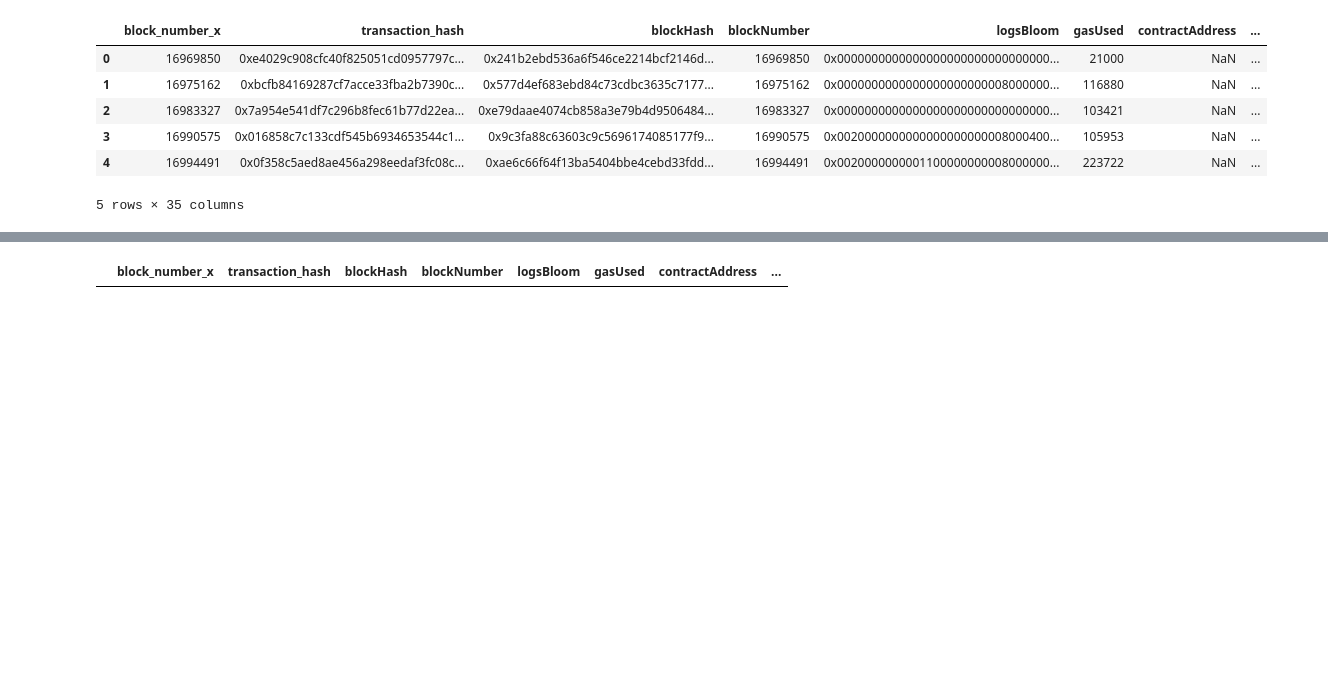
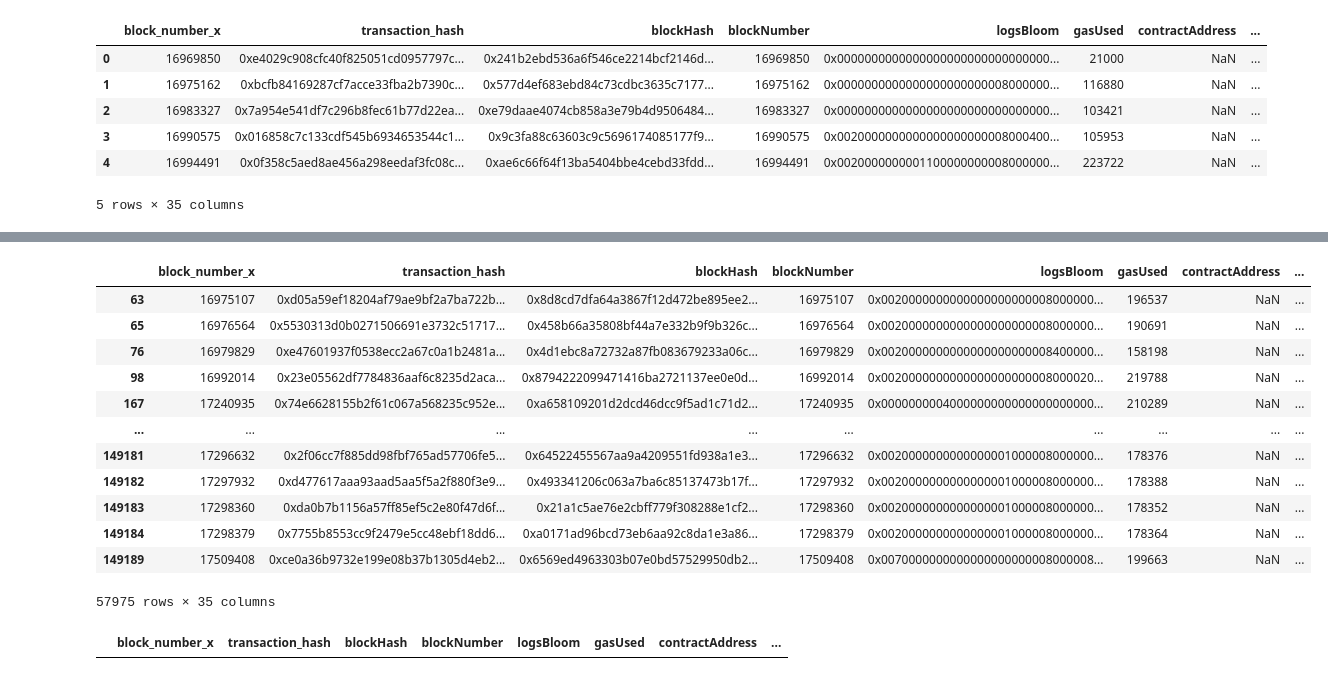
Before and after one commit to liamti5/Graph-Inverse-Reinforcement-Learning-for-MEV-Detection-on-Ethereum, a Jupyter notebook: notebooks/3.11-irl-env-v2.ipynb, the cells around one changed output, grey strips where cells are left out. Cells and saved outputs as stored; diff of their text form; code cells hidden in the pictures; blank space fills up the shorter version.

```diff
--- a/notebooks/3.11-irl-env-v2.ipynb
+++ b/notebooks/3.11-irl-env-v2.ipynb
@@ -122,0 +136,16 @@ df_with_actions["to"] = df_with_actions["to"].astype("string")
+# %%
+df_with_actions[df_with_actions["std_gas_price"].isna() == True]
+# %% [output]
+|  | block_number_x | transaction_hash | blockHash | blockNumber | logsBloom | gasUsed | contractAddress | ... |
+| 63 | 16975107 | 0xd05a59ef18204af79ae9bf2a7ba722b... | 0x8d8cd7dfa64a3867f12d472be895ee2... | 16975107 | 0x0020000000000000000000008000000... | 196537 | NaN | ... |
+| 65 | 16976564 | 0x5530313d0b0271506691e3732c51717... | 0x458b66a35808bf44a7e332b9f9b326c... | 16976564 | 0x0020000000000000000000008000000... | 190691 | NaN | ... |
+| 76 | 16979829 | 0xe47601937f0538ecc2a67c0a1b2481a... | 0x4d1ebc8a72732a87fb083679233a06c... | 16979829 | 0x0020000000000000000000008400000... | 158198 | NaN | ... |
+| 98 | 16992014 | 0x23e05562df7784836aaf6c8235d2aca... | 0x8794222099471416ba2721137ee0e0d... | 16992014 | 0x0020000000000000000000008000020... | 219788 | NaN | ... |
+| 167 | 17240935 | 0x74e6628155b2f61c067a568235c952e... | 0xa658109201d2dcd46dcc9f5ad1c71d2... | 17240935 | 0x0000000004000000000000000000000... | 210289 | NaN | ... |
+| ... | ... | ... | ... | ... | ... | ... | ... | ... |
+| 149181 | 17296632 | 0x2f06cc7f885dd98fbf765ad57706fe5... | 0x64522455567aa9a4209551fd938a1e3... | 17296632 | 0x0020000000000000001000008000000... | 178376 | NaN | ... |
+| 149182 | 17297932 | 0xd477617aaa93aad5aa5f5a2f880f3e9... | 0x493341206c063a7ba6c85137473b17f... | 17297932 | 0x0020000000000000001000008000000... | 178388 | NaN | ... |
+| 149183 | 17298360 | 0xda0b7b1156a57ff85ef5c2e80f47d6f... | 0x21a1c5ae76e2cbff779f308288e1cf2... | 17298360 | 0x0020000000000000001000008000000... | 178352 | NaN | ... |
+| 149184 | 17298379 | 0x7755b8553cc9f2479e5cc48ebf18dd6... | 0xa0171ad96bcd73eb6aa92c8da1e3a86... | 17298379 | 0x0020000000000000001000008000000... | 178364 | NaN | ... |
+| 149189 | 17509408 | 0xce0a36b9732e199e08b37b1305d4eb2... | 0x6569ed4963303b07e0bd57529950db2... | 17509408 | 0x0070000000000000000000008000008... | 199663 | NaN | ... |
+57975 rows × 35 columns
```
Also changed, not shown: parts of 7 cells of this notebook, 1 other file.
